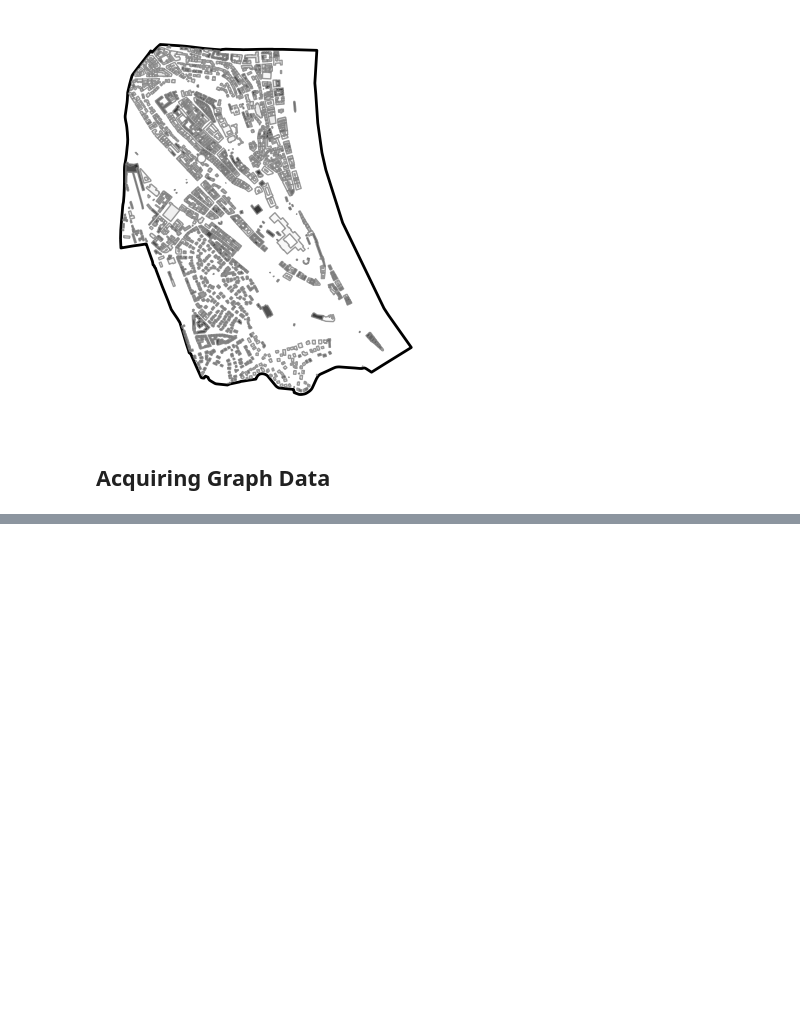
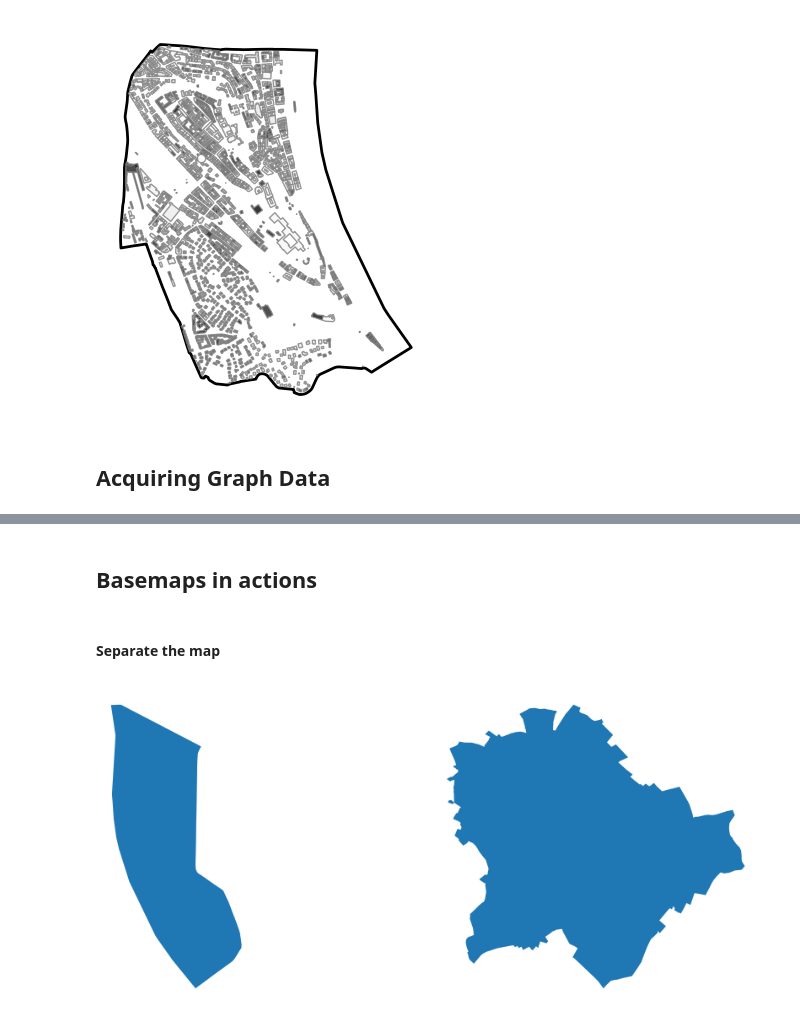
Before and after one commit to Meowplp/Urban-analytics-learning, a Jupyter notebook: Urban.ipynb, the cells around one changed output, grey strips where cells are left out. Cells and saved outputs as stored; diff of their text form; code cells hidden in the pictures; blank space fills up the shorter version.

```diff
--- a/Urban.ipynb
+++ b/Urban.ipynb
@@ -540,0 +735,18 @@ TypeError: IndexOpsMixin.tolist() takes 1 positional argument but 2 were given
+# %% [markdown]
+## Basemaps in actions
+# %% [markdown]
+#### Separate the map
+# %%
+admin_district = ox.geocode_to_gdf('5th District, Budapest')
+admin_city = ox.geocode_to_gdf('Budapest')
+
+f,ax = plt.subplots(1,2,figsize=(12,4))
+
+admin_district.plot(ax=ax[0])
+admin_city.plot(ax=ax[1])
+
+for aax in ax: aax.axis("off")
+
+plt.tight_layout()
+# %% [output]
+[figure, added]
```
Also changed, not shown: parts of 45 cells of this notebook, 11 other files.
